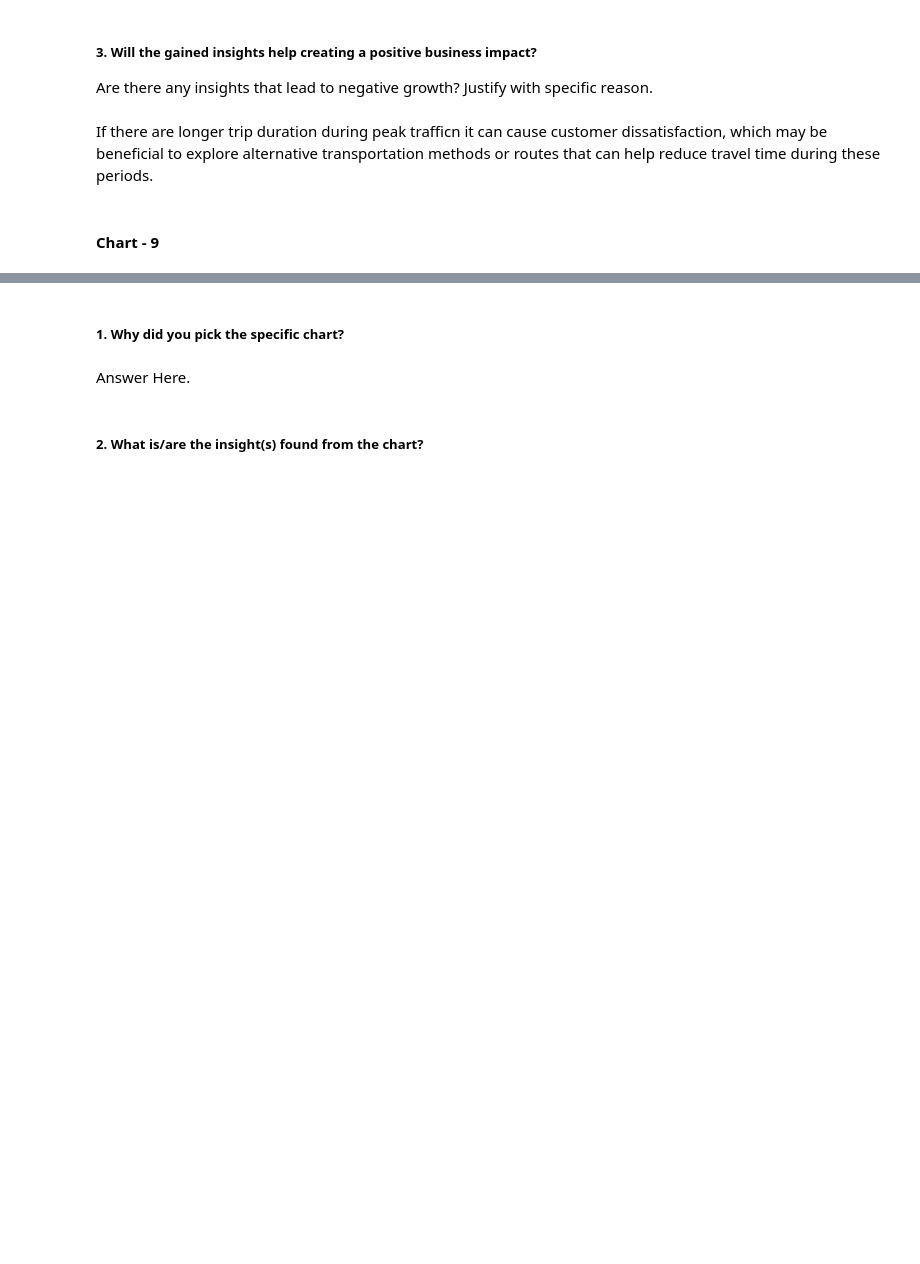
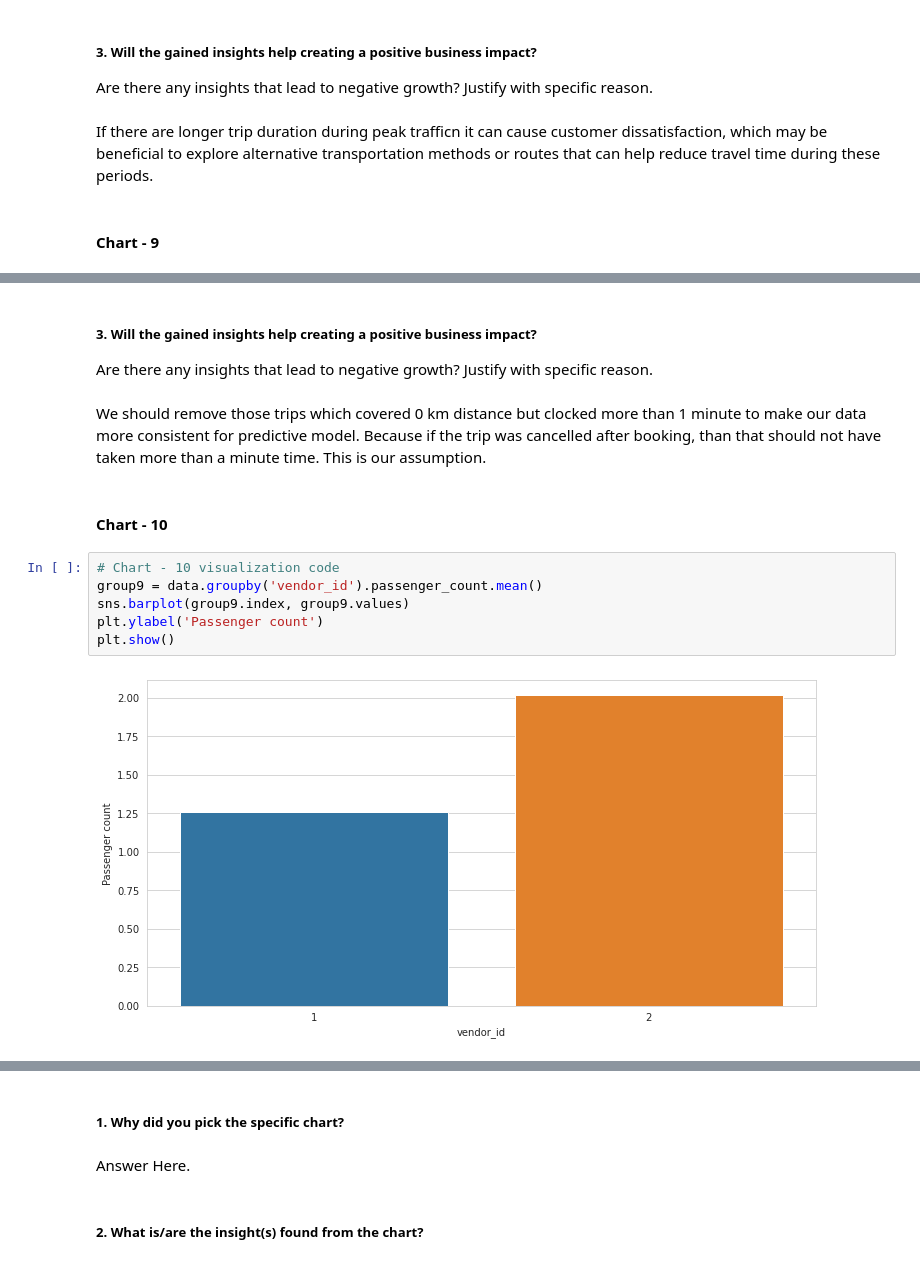
Before and after one commit to ritik1804k/-ML---Regression-Capstone-Project, a Jupyter notebook: Supervised_ML_Regression_Capstone_Project_.ipynb, the cells around one changed output, grey strips where cells are left out. Cells and saved outputs as stored; diff of their text form; blank space fills up the shorter version.

```diff
--- a/Supervised_ML_Regression_Capstone_Project_.ipynb
+++ b/Supervised_ML_Regression_Capstone_Project_.ipynb
@@ -687,0 +719,15 @@ If there are longer trip duration during peak trafficn it can cause customer dis
+# %% [markdown]
+##### 3. Will the gained insights help creating a positive business impact?
+Are there any insights that lead to negative growth? Justify with specific reason.
+# %% [markdown]
+We should remove those trips which covered 0 km distance but clocked more than 1 minute to make our data more consistent for predictive model. Because if the trip was cancelled after booking, than that should not have taken more than a minute time. This is our assumption.
+# %% [markdown]
+#### Chart - 10
+# %%
+# Chart - 10 visualization code
+group9 = data.groupby('vendor_id').passenger_count.mean()
+sns.barplot(group9.index, group9.values)
+plt.ylabel('Passenger count')
+plt.show()
+# %% [output]
+[figure, added]
```
Also changed, not shown: parts of 136 cells of this notebook.
